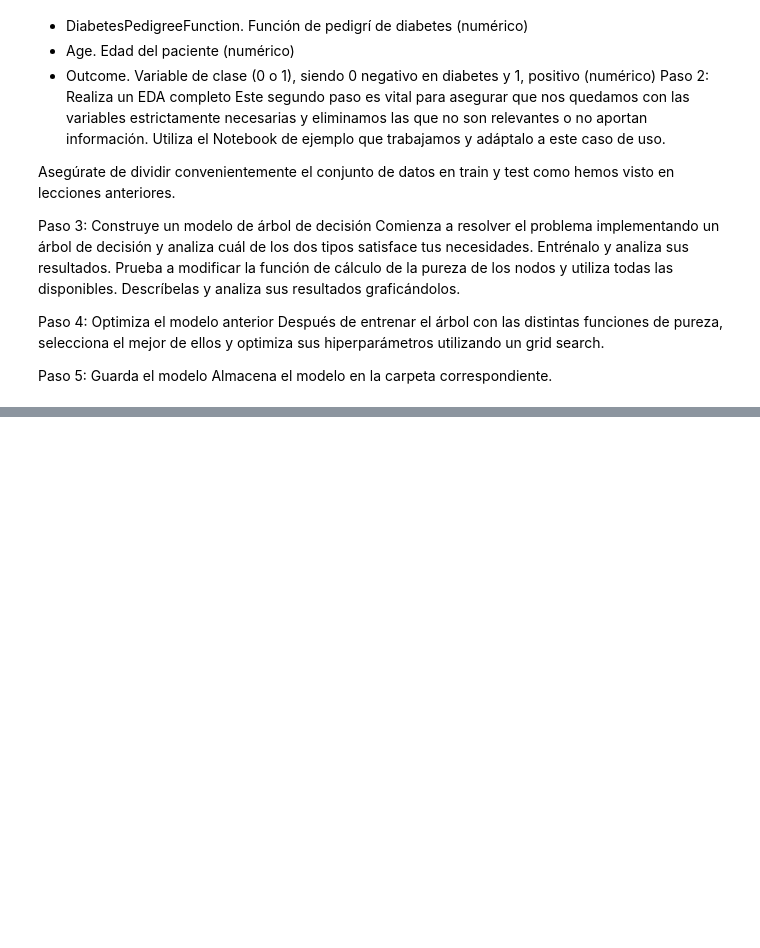
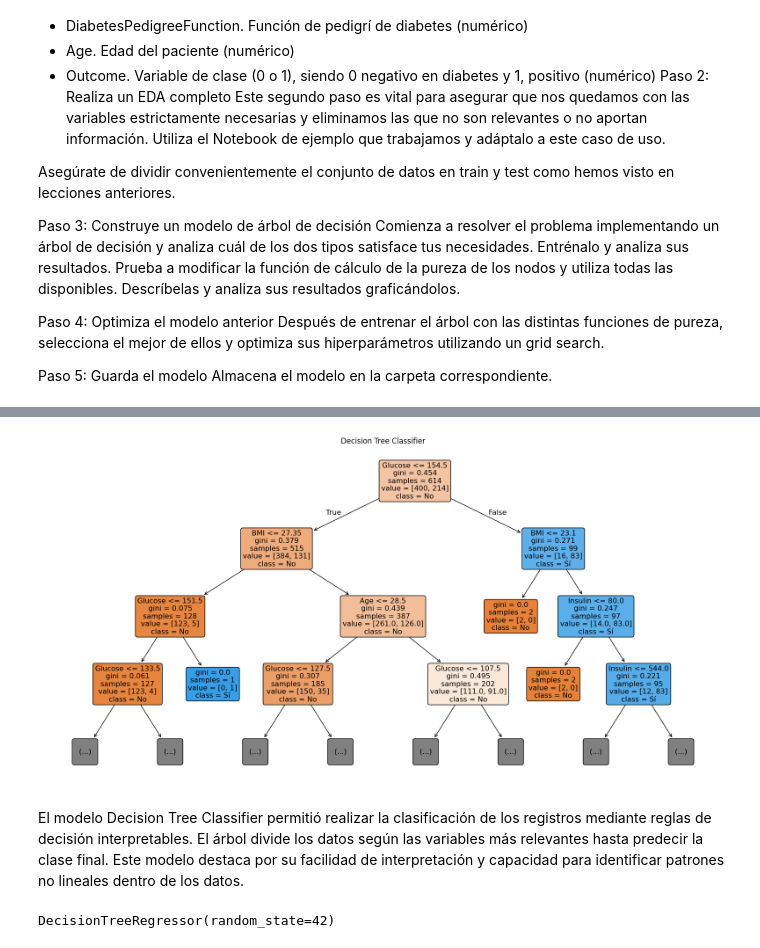
Before and after one commit to natbp/natbp_intro_ML, a Jupyter notebook: src/04-decision-tree-diabetes.ipynb, the cells around one changed output, grey strips where cells are left out. Cells and saved outputs as stored; diff of their text form; code cells hidden in the pictures; blank space fills up the shorter version.

Commit message:
árbol de decisión diabetes terminado

```diff
--- a/src/04-decision-tree-diabetes.ipynb
+++ b/src/04-decision-tree-diabetes.ipynb
@@ -44,3 +84,7 @@ X_test = pd.read_csv("../data/processed/X_test_diabetes.csv")
 
 y_train = pd.read_csv("../data/processed/y_train_diabetes.csv").values.ravel()
 y_test = pd.read_csv("../data/processed/y_test_diabetes.csv").values.ravel()
+# %%
+decision_tree = DecisionTreeClassifier(random_state=42)
+# %%
+decision_tree.fit(X_train, y_train)
@@ -46,0 +122,19 @@ y_test = pd.read_csv("../data/processed/y_test_diabetes.csv").values.ravel()
+# %%
+plt.figure(figsize=(20,10))
+
+plot_tree(
+    decision_tree,
+    feature_names=X_train.columns,
+    class_names=["No", "Sí"],
+    filled=True,
+    rounded=True,
+    max_depth=3
+)
+
+plt.title("Decision Tree Classifier")
+
+plt.show()
+# %% [output]
+[figure, added]
+# %% [markdown]
+El modelo Decision Tree Classifier permitió realizar la clasificación de los registros mediante reglas de decisión interpretables. El árbol divide los datos según las variables más relevantes hasta predecir la clase final. Este modelo destaca por su facilidad de interpretación y capacidad para identificar patrones no lineales dentro de los datos.
@@ -46,0 +143,4 @@ y_test = pd.read_csv("../data/processed/y_test_diabetes.csv").values.ravel()
+# %%
+regressor.fit(X_train, y_train)
+# %% [output]
+DecisionTreeRegressor(random_state=42)
```
Also changed, not shown: parts of 52 cells of this notebook, 1 other file.
